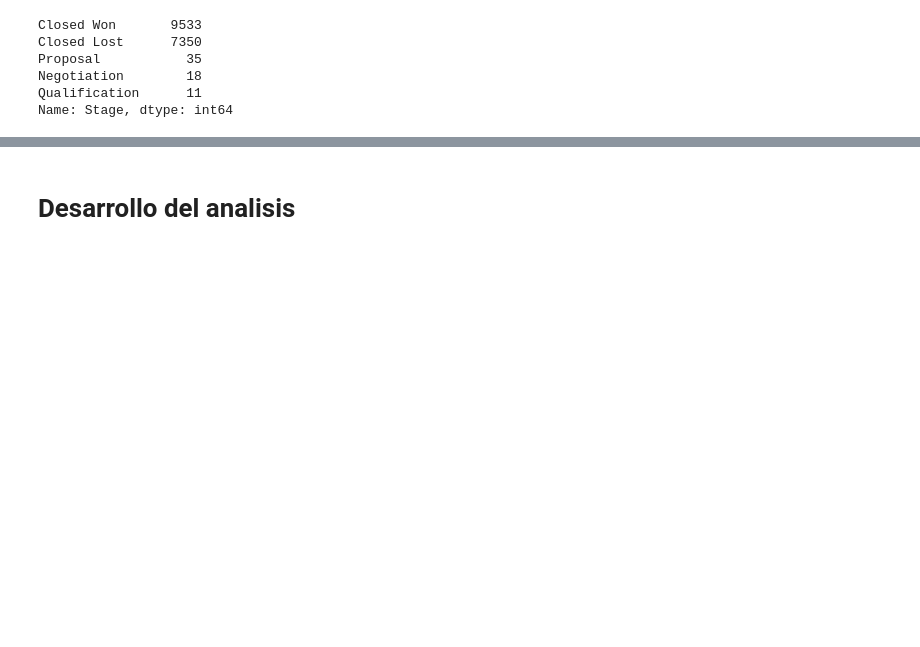
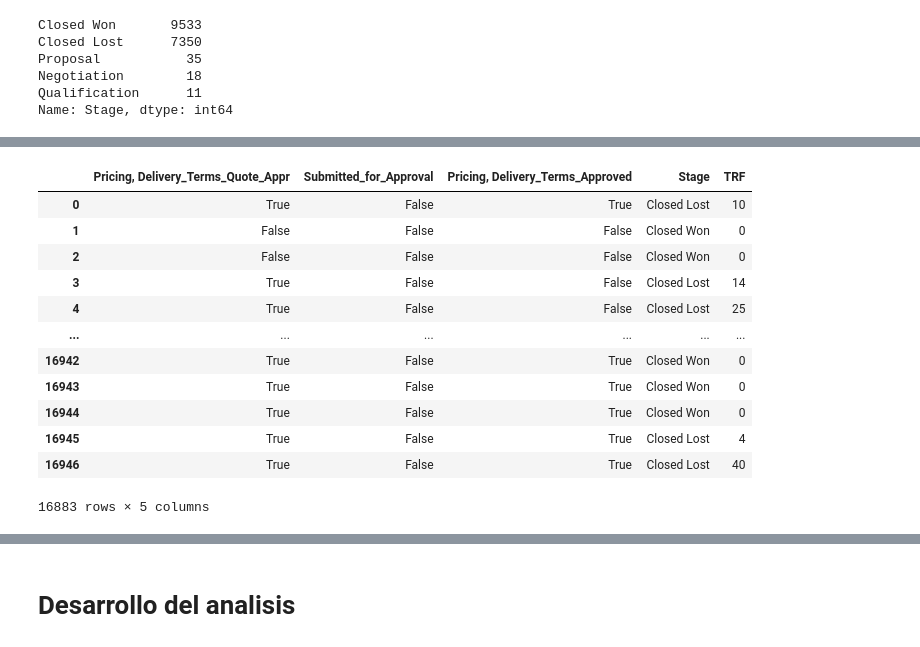
Before and after one commit to RenzoJacinto/TP1-Datos, a Jupyter notebook: visu.ipynb, the cells around one changed output, grey strips where cells are left out. Saved outputs shown, nothing was run; the diff lists cells and outputs as text; code cells hidden in the pictures; blank space fills up the shorter version.

```diff
--- a/visu.ipynb
+++ b/visu.ipynb
@@ -81,0 +96,19 @@ Name: Stage, dtype: int64
+# %%
+pricing['Pricing, Delivery_Terms_Quote_Appr'] = pricing['Pricing, Delivery_Terms_Quote_Appr'] == 1
+pricing['Submitted_for_Approval'] = pricing['Submitted_for_Approval'] == 1
+pricing['Pricing, Delivery_Terms_Approved'] = pricing['Pricing, Delivery_Terms_Approved'] == 1
+pricing
+# %% [output]
+|  | Pricing, Delivery_Terms_Quote_Appr | Submitted_for_Approval | Pricing, Delivery_Terms_Approved | Stage | TRF |
+| 0 | True | False | True | Closed Lost | 10 |
+| 1 | False | False | False | Closed Won | 0 |
+| 2 | False | False | False | Closed Won | 0 |
+| 3 | True | False | False | Closed Lost | 14 |
+| 4 | True | False | False | Closed Lost | 25 |
+| ... | ... | ... | ... | ... | ... |
+| 16942 | True | False | True | Closed Won | 0 |
+| 16943 | True | False | True | Closed Won | 0 |
+| 16944 | True | False | True | Closed Won | 0 |
+| 16945 | True | False | True | Closed Lost | 4 |
+| 16946 | True | False | True | Closed Lost | 40 |
+16883 rows × 5 columns
```
Also changed, not shown: parts of 8 cells of this notebook.
